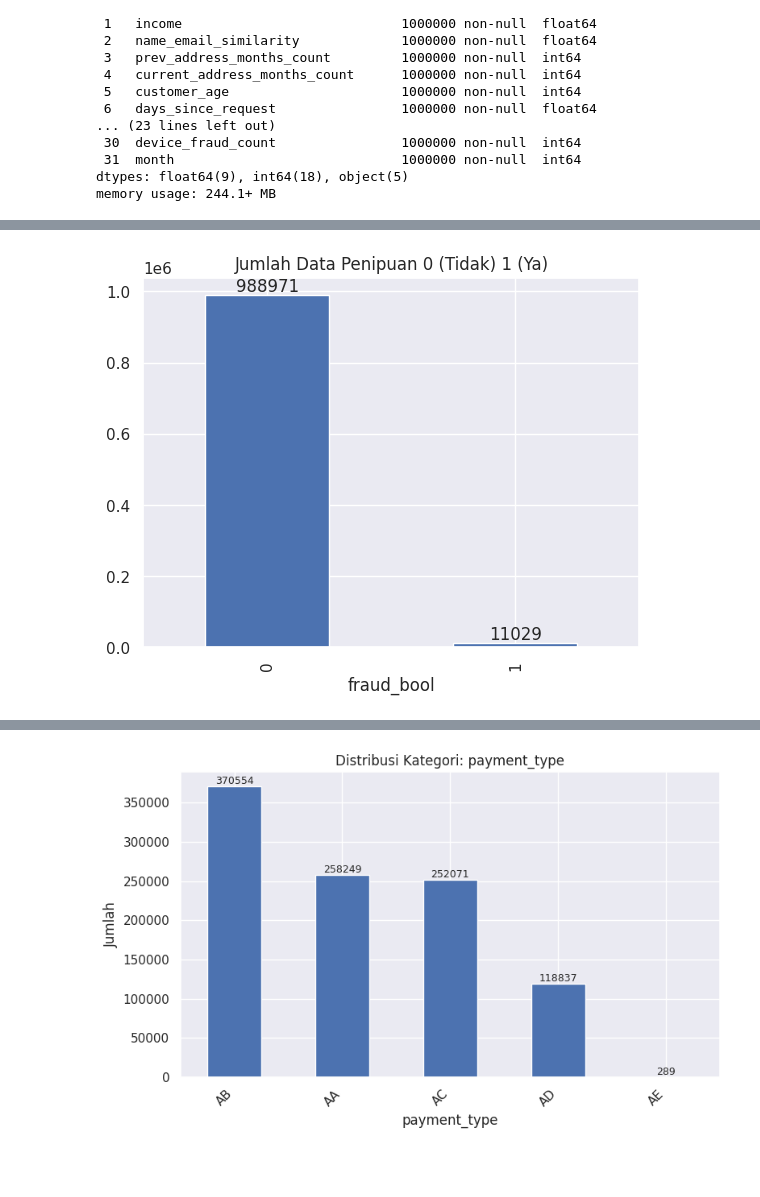
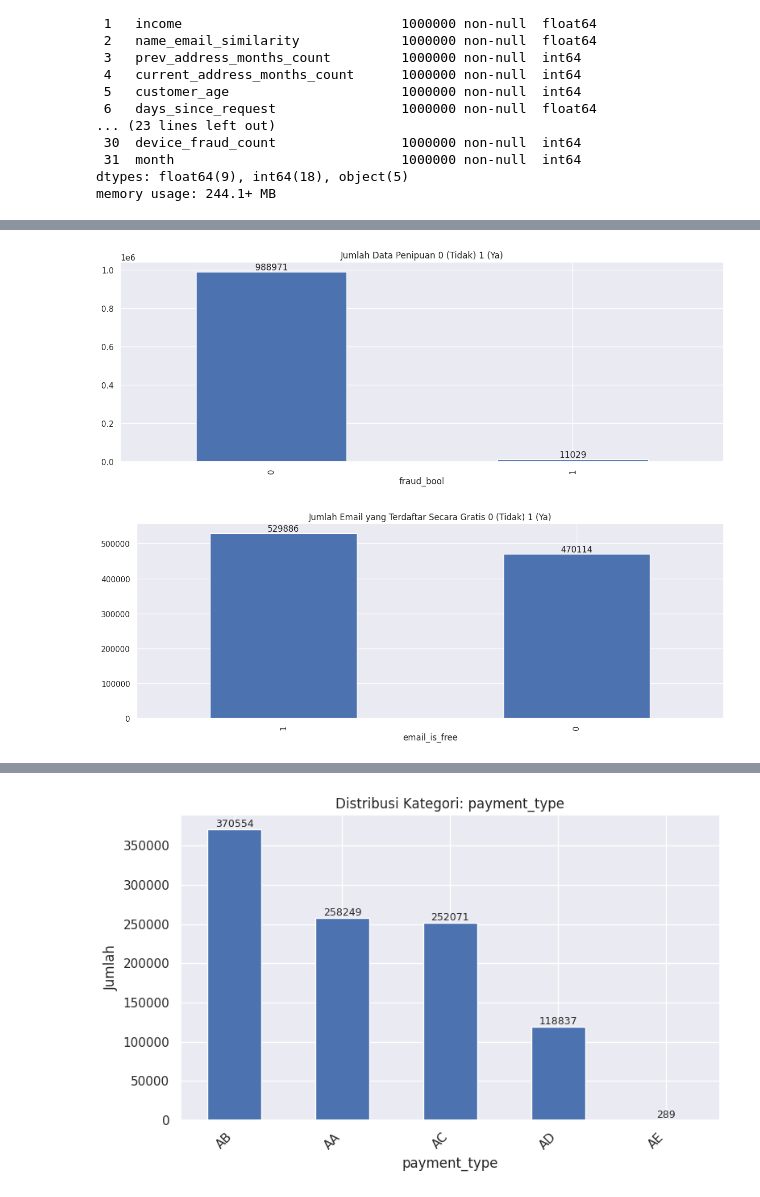
Before and after one commit to hendrimardani/bank_account_fraud_detection, a Jupyter notebook: notebook.ipynb, the cells around one changed output, grey strips where cells are left out. Drawn from its saved outputs; the diff is of its cells as text; code cells hidden in the pictures; blank space fills up the shorter version.

```diff
--- a/notebook.ipynb
+++ b/notebook.ipynb
@@ -117,9 +130,18 @@ memory usage: 244.1+ MB
 # %%
 plot = data["fraud_bool"].value_counts()
-ax = plot.plot.bar()
+ax = plot.plot.bar(figsize=(15, 5))
 ax.set_title("Jumlah Data Penipuan 0 (Tidak) 1 (Ya)")
 
 for container in ax.containers:
     ax.bar_label(container)
 # %% [output]
-[figure, old version]
+[figure, new version]
+# %%
+plot = data["email_is_free"].value_counts()
+ax = plot.plot.bar(figsize=(15, 5))
+ax.set_title("Jumlah Email yang Terdaftar Secara Gratis 0 (Tidak) 1 (Ya)")
+
+for container in ax.containers:
+    ax.bar_label(container)
+# %% [output]
+[figure, added]
```
Also changed, not shown: parts of 8 cells of this notebook.
